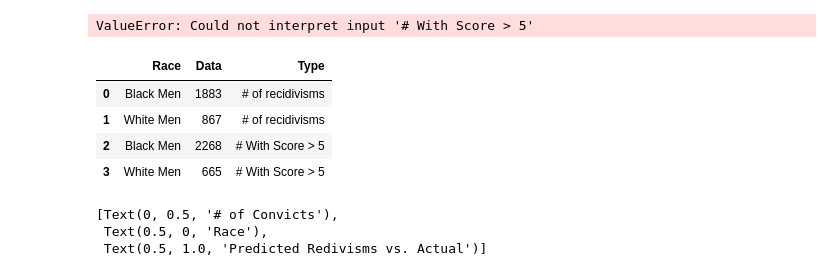
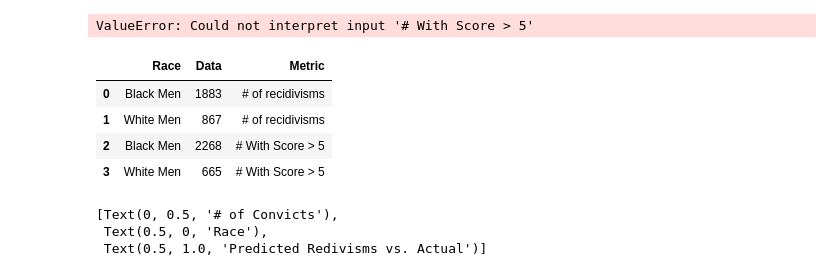
Before and after one commit to CyrusRR/iXDSCourseProject1, a Jupyter notebook: compas-analysis-master/Comparison.ipynb, the cells around one changed output. Cells and saved outputs as stored; diff of their text form; code cells hidden in the pictures.

```diff
--- a/compas-analysis-master/Comparison.ipynb
+++ b/compas-analysis-master/Comparison.ipynb
@@ -99,11 +99,11 @@ ValueError: Could not interpret input '# With Score > 5'
 # %%
 #Creaing dataframe to easily graph
 Baggresults = pd.DataFrame({"Race": ["Black Men", "White Men", "Black Men", "White Men"],
                    'Data': [recid, Whrecid, Bllikely, Whlikely],
-                   "Type": ["# of recidivisms","# of recidivisms","# With Score > 5","# With Score > 5"] })
+                   "Metric": ["# of recidivisms","# of recidivisms","# With Score > 5","# With Score > 5"] })
 Baggresults
 # %% [output]
-|  | Race | Data | Type |
+|  | Race | Data | Metric |
 | 0 | Black Men | 1883 | # of recidivisms |
 | 1 | White Men | 867 | # of recidivisms |
 | 2 | Black Men | 2268 | # With Score > 5 |
```
Also changed, not shown: parts of 2 cells of this notebook, 1 other file.
